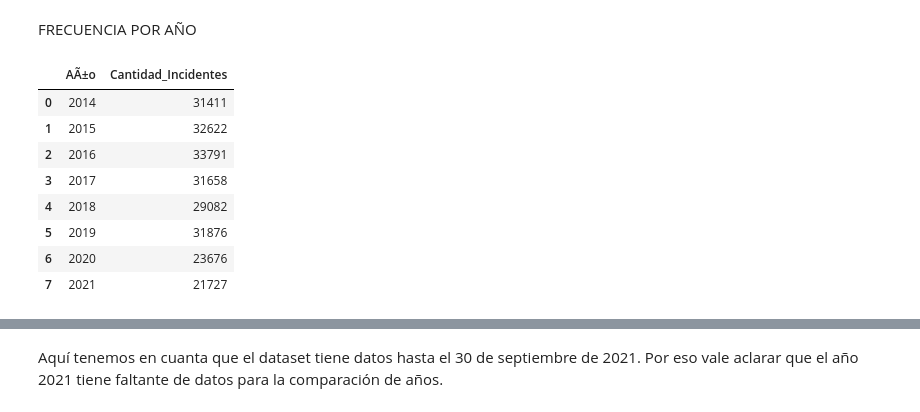
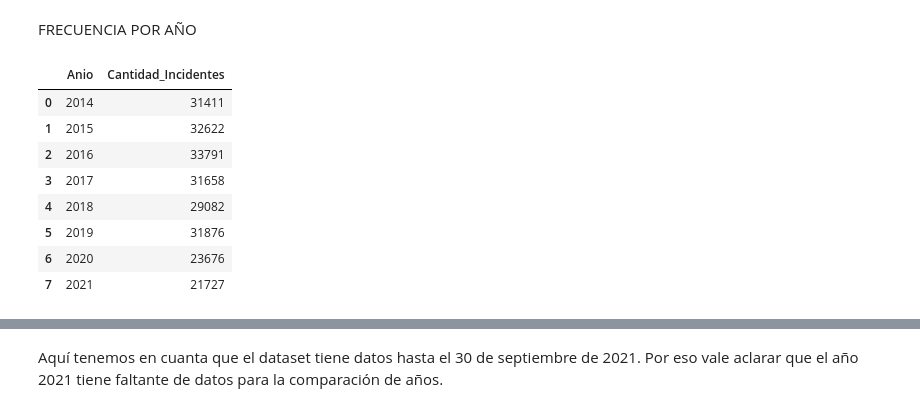
Before and after one commit to EdCsDsIA/TRAB_PRACTICO_MLEARNING, a Jupyter notebook: Copia_de_Trabajo_final_OCTA.ipynb, the cells around one changed output, grey strips where cells are left out. Cells and saved outputs as stored; diff of their text form; code cells hidden in the pictures.

```diff
--- a/Copia_de_Trabajo_final_OCTA.ipynb
+++ b/Copia_de_Trabajo_final_OCTA.ipynb
@@ -107,3 +92,5 @@ df.info
+# %%
+df = df.rename(columns={'AÃ±o': 'Anio'})
 # %%
 #con count() conozco cuantos registros tengo por columna
 df.count()
@@ -304,7 +293,7 @@ dfinal.head()
 | 4 | Heridos | 1/1/2014 | 00:37:00 | Atropello | CL 32 CR 84 | M | ... |
 # %%
 #estandarizacion de valores 'Acompañante de motocicleta'],'Acompañante de Motocicleta'
-dfinal['Condicion']= dfinal['Condicion'].replace(['Acompañante de motocicleta'],'Acompañante de Motocicleta')
+dfinal['Condicion']= dfinal['Condicion'].replace(['PeatÃ³n'],'Peaton')
 # %%
 # valores unicos de la columna Condicion
 dfinal['Condicion'].unique()
@@ -336,5 +328,5 @@ array(['M', 'F', 'Sin Inf', 'Sin inf'], dtype=object)
 # %%
-dfinal['Sexo']= dfinal['Sexo'].replace(['Sin inf'],'Sin Inf')
+dfinal['Sexo']= dfinal['Sexo'].replace(['Sin inf'],'N')
 # %%
 dfinal['Sexo'].unique()
 # %% [output]
@@ -443,7 +432,8 @@ Num_dia = [ 1.  2.  3.  4.  5.  6.  7.  8.  9. 10. 11. 12. 13. 14. 15. 16. 17. 1
 # %%
 # En este caso tenemos que corregir el 'Sin Inf' y pasar todos los registros a nan
 # para que los considere nulos, el 0 es un valor válido, equivale a 24hs. Convertir a numérico entero
-dfinal.Hora = dfinal.Hora.replace(['Sin Inf'], np.nan)
+# dfinal.Hora = dfinal.Hora.replace(['Sin Inf'], np.nan)
+dfinal.Hora = dfinal.Hora.replace('nan', 0)
 
 dfinal.Hora = pd.to_numeric(dfinal.Hora, downcast='integer')
 # dfinal.Hora = dfinal['Hora'].astype(int)
@@ -632,11 +624,11 @@ fig.show()
 FRECUENCIA POR AÑO
 # %%
 # Analisis General
-agr_df_año = dfinal.groupby(['AÃ±o'])['Clase_incidente'].count(). reset_index()
+agr_df_año = dfinal.groupby(['Anio'])['Clase_incidente'].count(). reset_index()
 agr_df_año = agr_df_año.rename(columns={'Clase_incidente':'Cantidad_Incidentes'})
 agr_df_año
 # %% [output]
-|  | AÃ±o | Cantidad_Incidentes |
+|  | Anio | Cantidad_Incidentes |
 | 0 | 2014 | 31411 |
 | 1 | 2015 | 32622 |
 | 2 | 2016 | 33791 |
```
Also changed, not shown: parts of 24 cells of this notebook.
